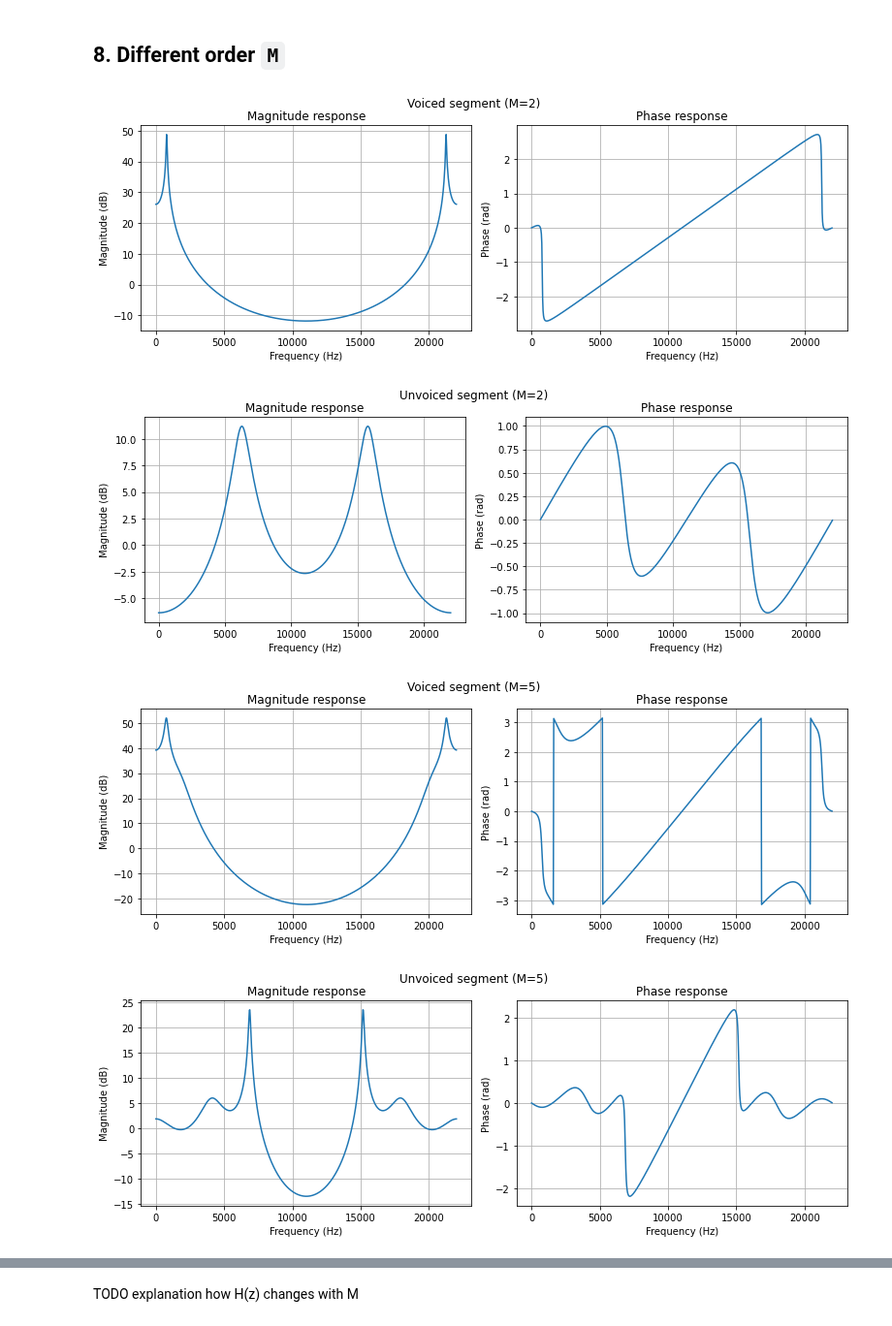
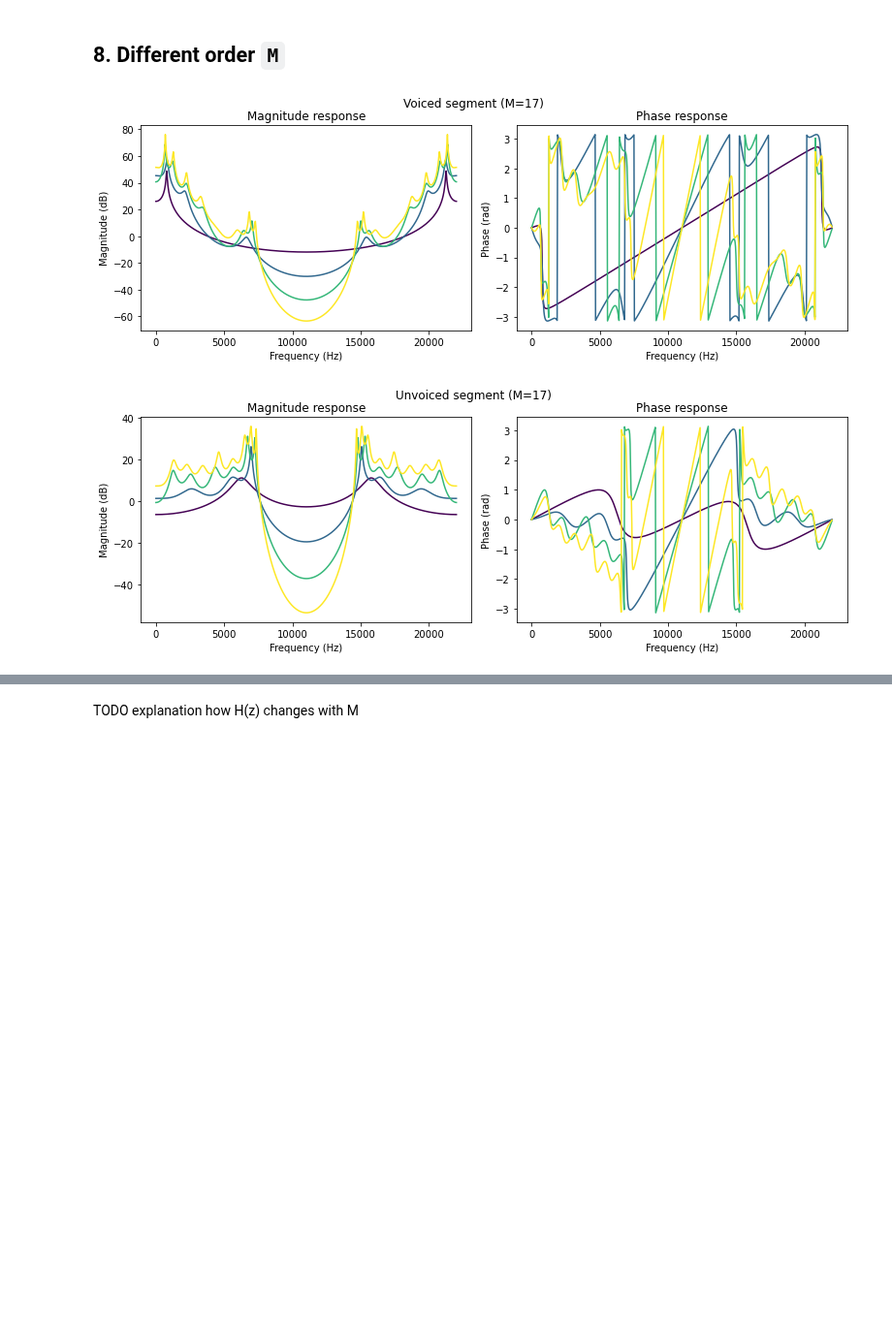
Before and after one commit to iibrahimli/ssp_sose2023, a Jupyter notebook: Exercise3/exercise3.ipynb, the cells around one changed output, grey strips where cells are left out. Shown at 97% size. Saved outputs shown, nothing was run; the diff lists cells and outputs as text; code cells hidden in the pictures; blank space fills up the shorter version.

Commit message:
plot freq resp on the same plot

```diff
--- a/Exercise3/exercise3.ipynb
+++ b/Exercise3/exercise3.ipynb
@@ -199,14 +201,35 @@ def energy(s):
 # %% [markdown]
 ## 8. Different order `M`
 # %%
-for M in range(2, 21, 3):
+fig_voiced, axs_voiced = plt.subplots(1, 2)
+fig_unvoiced, axs_unvoiced = plt.subplots(1, 2)
+
+cmap = plt.get_cmap("viridis")
+
+lpc_order = list(range(2, 21, 5))
+
+for i, M in enumerate(lpc_order):
     a_voiced = estimate_filter(voiced_s, M)
     a_unvoiced = estimate_filter(unvoiced_s, M)
 
-    plot_freq_response(voiced_s, fs, M, f"Voiced segment (M={M})")
-    plot_freq_response(unvoiced_s, fs, M, f"Unvoiced segment (M={M})")
+    plot_freq_response(
+        voiced_s,
+        fs,
+        M,
+        f"Voiced segment (M={M})",
+        fig_voiced,
+        axs_voiced,
+        color = cmap(i / (len(lpc_order) - 1)),
+    )
+    plot_freq_response(
+        unvoiced_s,
+        fs,
+        M,
+        f"Unvoiced segment (M={M})",
+        fig_unvoiced,
+        axs_unvoiced,
+        color = cmap(i / (len(lpc_order) - 1)),
+    )
 # %% [output]
-[figure, old version]
+[figure, new version]
-[figure, old version]
+[figure, new version]
-[figure, removed]
-[figure, removed]
```
Also changed, not shown: parts of 11 cells of this notebook.
